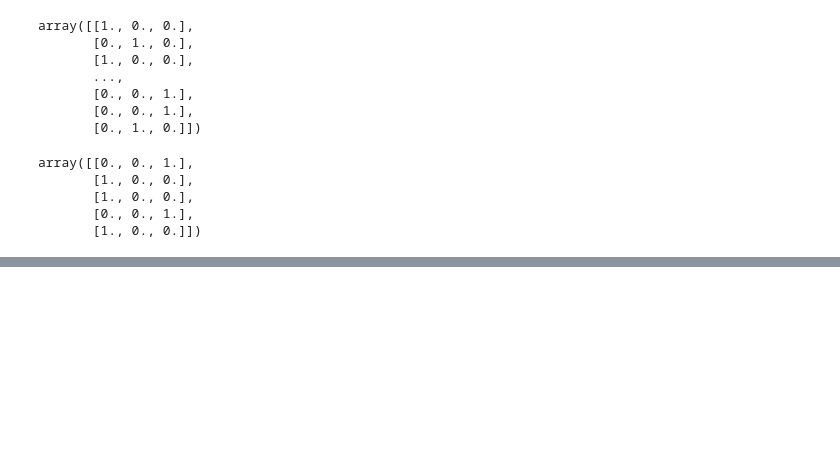
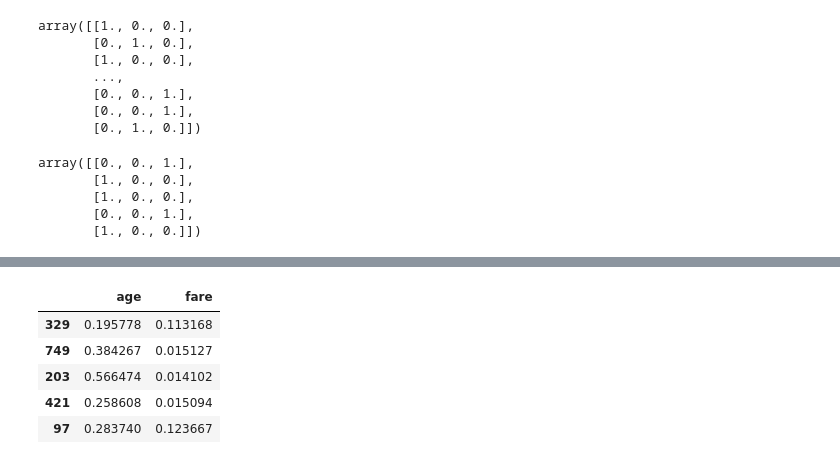
Before and after one commit to Jeff-Hutchins/ds-methodologies-exercises, a Jupyter notebook: classification/classification_exercises.ipynb, the cells around one changed output, grey strips where cells are left out. Drawn from its saved outputs; the diff is of its cells as text; code cells hidden in the pictures; blank space fills up the shorter version.

```diff
--- a/classification/classification_exercises.ipynb
+++ b/classification/classification_exercises.ipynb
@@ -532,0 +579,2 @@ def prep_titanic:
+# %%
+test_age_fare = test[['age', 'fare']]
@@ -532,0 +590,11 @@ def prep_titanic:
+# %%
+scaler, train_age_fare_scaled, test_age_fare_scaled = split_scale.my_minmax_scaler(train_age_fare, test_age_fare)
+# %%
+train_age_fare_scaled.head()
+# %% [output]
+|  | age | fare |
+| 329 | 0.195778 | 0.113168 |
+| 749 | 0.384267 | 0.015127 |
+| 203 | 0.566474 | 0.014102 |
+| 421 | 0.258608 | 0.015094 |
+| 97 | 0.283740 | 0.123667 |
```
Also changed, not shown: parts of 25 cells of this notebook.
